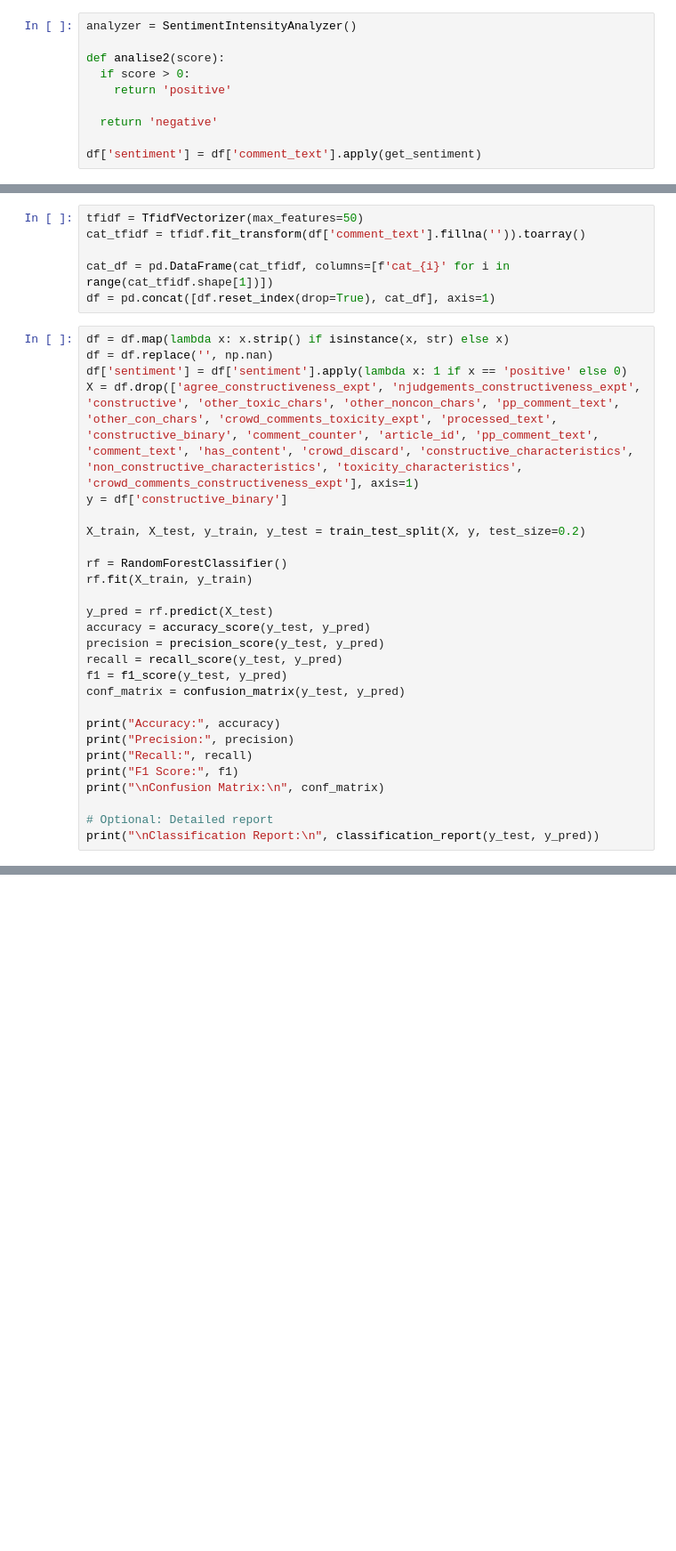
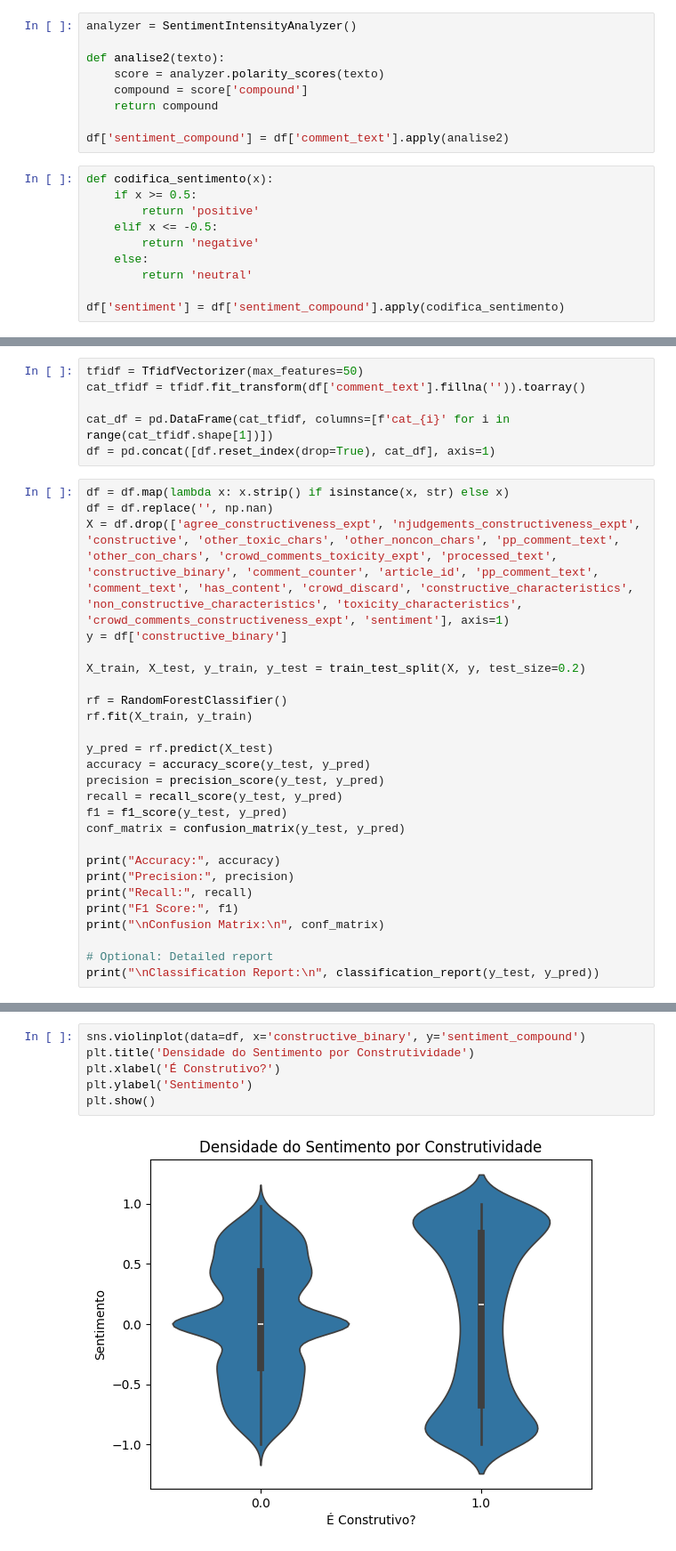
Before and after one commit to SiddiJr/trabalho-final-min-dados, a Jupyter notebook: trabalho_final.ipynb, the cells around one changed output, grey strips where cells are left out. Shown at 89% size. Saved outputs shown, nothing was run; the diff lists cells and outputs as text; blank space fills up the shorter version.

```diff
--- a/trabalho_final.ipynb
+++ b/trabalho_final.ipynb
@@ -45,10 +45,19 @@ df['processed_text'] = df['comment_text'].apply(preprocess_text)
 # %%
 analyzer = SentimentIntensityAnalyzer()
 
-def analise2(score):
-  if score > 0:
-    return 'positive'
+def analise2(texto):
+    score = analyzer.polarity_scores(texto)
+    compound = score['compound']
+    return compound
 
-  return 'negative'
-
-df['sentiment'] = df['comment_text'].apply(get_sentiment)
+df['sentiment_compound'] = df['comment_text'].apply(analise2)
+# %%
+def codifica_sentimento(x):
+    if x >= 0.5:
+        return 'positive'
+    elif x <= -0.5:
+        return 'negative'
+    else:
+        return 'neutral'
+
+df['sentiment'] = df['sentiment_compound'].apply(codifica_sentimento)
@@ -61,8 +78,7 @@ df = pd.concat([df.reset_index(drop=True), cat_df], axis=1)
 # %%
 df = df.map(lambda x: x.strip() if isinstance(x, str) else x)
 df = df.replace('', np.nan)
-df['sentiment'] = df['sentiment'].apply(lambda x: 1 if x == 'positive' else 0)
-X = df.drop(['agree_constructiveness_expt', 'njudgements_constructiveness_expt', 'constructive', 'other_toxic_chars', 'other_noncon_chars', 'pp_comment_text', 'other_con_chars', 'crowd_comments_toxicity_expt', 'processed_text', 'constructive_binary', 'comment_counter', 'article_id', 'pp_comment_text', 'comment_text', 'has_content', 'crowd_discard', 'constructive_characteristics', 'non_constructive_characteristics', 'toxicity_characteristics', 'crowd_comments_constructiveness_expt'], axis=1)
+X = df.drop(['agree_constructiveness_expt', 'njudgements_constructiveness_expt', 'constructive', 'other_toxic_chars', 'other_noncon_chars', 'pp_comment_text', 'other_con_chars', 'crowd_comments_toxicity_expt', 'processed_text', 'constructive_binary', 'comment_counter', 'article_id', 'pp_comment_text', 'comment_text', 'has_content', 'crowd_discard', 'constructive_characteristics', 'non_constructive_characteristics', 'toxicity_characteristics', 'crowd_comments_constructiveness_expt', 'sentiment'], axis=1)
 y = df['constructive_binary']
 
 X_train, X_test, y_train, y_test = train_test_split(X, y, test_size=0.2)
@@ -106,0 +143,8 @@ weighted avg       0.90      0.90      0.90      2400
+# %%
+sns.violinplot(data=df, x='constructive_binary', y='sentiment_compound')
+plt.title('Densidade do Sentimento por Construtividade')
+plt.xlabel('É Construtivo?')
+plt.ylabel('Sentimento')
+plt.show()
+# %% [output]
+[figure, added]
```
Also changed, not shown: parts of 4 cells of this notebook.
